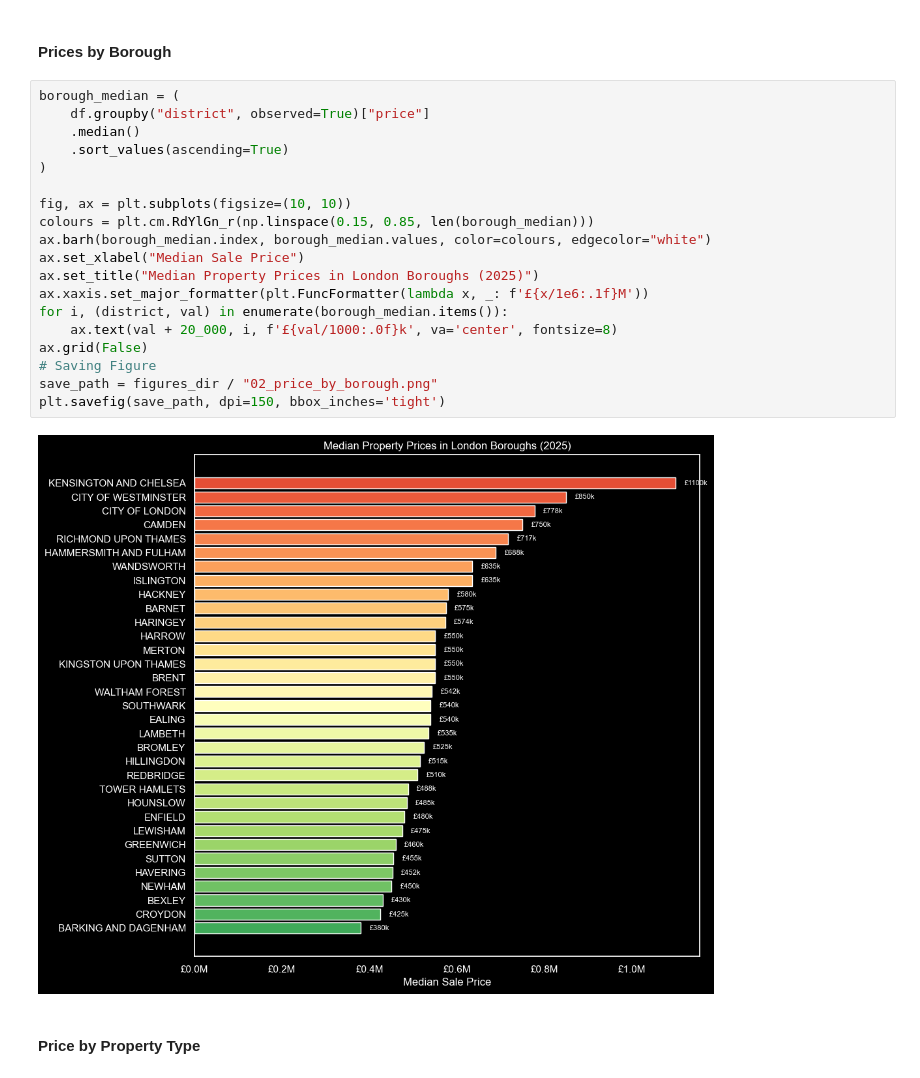
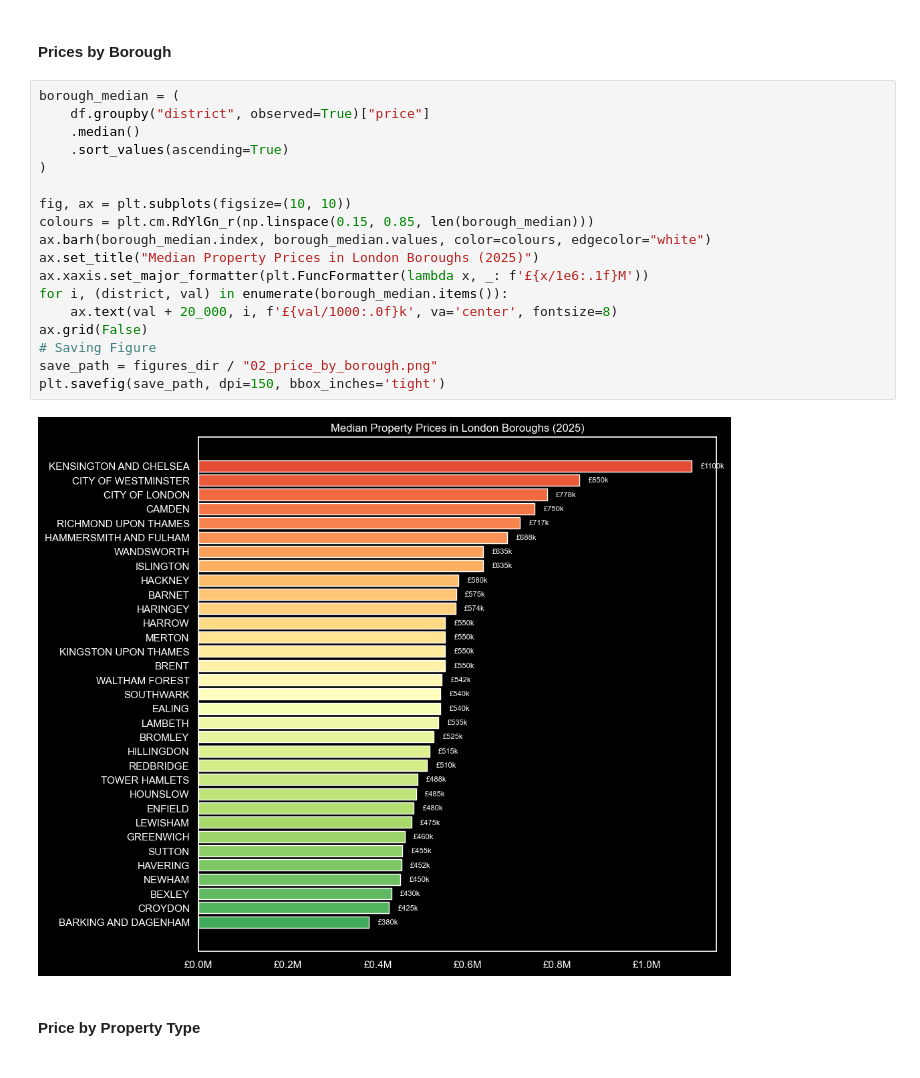
Before and after one commit to samaddmirzaa/london-house-price-prediction, a Jupyter notebook: notebooks/03_EDA.ipynb, the cells around one changed output. Saved outputs shown, nothing was run; the diff lists cells and outputs as text.

```diff
--- a/notebooks/03_EDA.ipynb
+++ b/notebooks/03_EDA.ipynb
@@ -146,24 +146,23 @@ Name: price, dtype: float64
 # %%
 borough_median = (
     df.groupby("district", observed=True)["price"]
     .median()
     .sort_values(ascending=True)
 )
 
 fig, ax = plt.subplots(figsize=(10, 10))
 colours = plt.cm.RdYlGn_r(np.linspace(0.15, 0.85, len(borough_median)))
 ax.barh(borough_median.index, borough_median.values, color=colours, edgecolor="white")
-ax.set_xlabel("Median Sale Price")
 ax.set_title("Median Property Prices in London Boroughs (2025)")
 ax.xaxis.set_major_formatter(plt.FuncFormatter(lambda x, _: f'£{x/1e6:.1f}M'))
 for i, (district, val) in enumerate(borough_median.items()):
     ax.text(val + 20_000, i, f'£{val/1000:.0f}k', va='center', fontsize=8)
 ax.grid(False)
 # Saving Figure
 save_path = figures_dir / "02_price_by_borough.png"
 plt.savefig(save_path, dpi=150, bbox_inches='tight')
 # %% [output]
-[figure, old version]
+[figure, new version]
 # %% [markdown]
 #### Price by Property Type
 # %%
```
Also changed, not shown: parts of 4 cells of this notebook, 1 other file.
